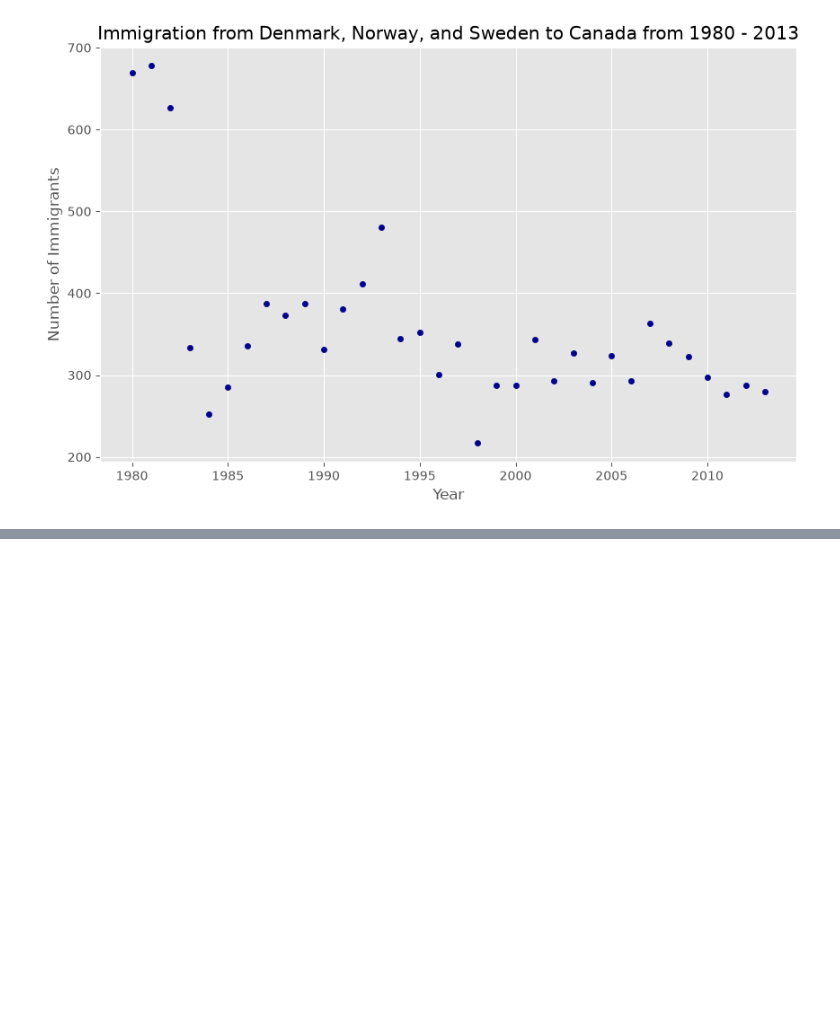
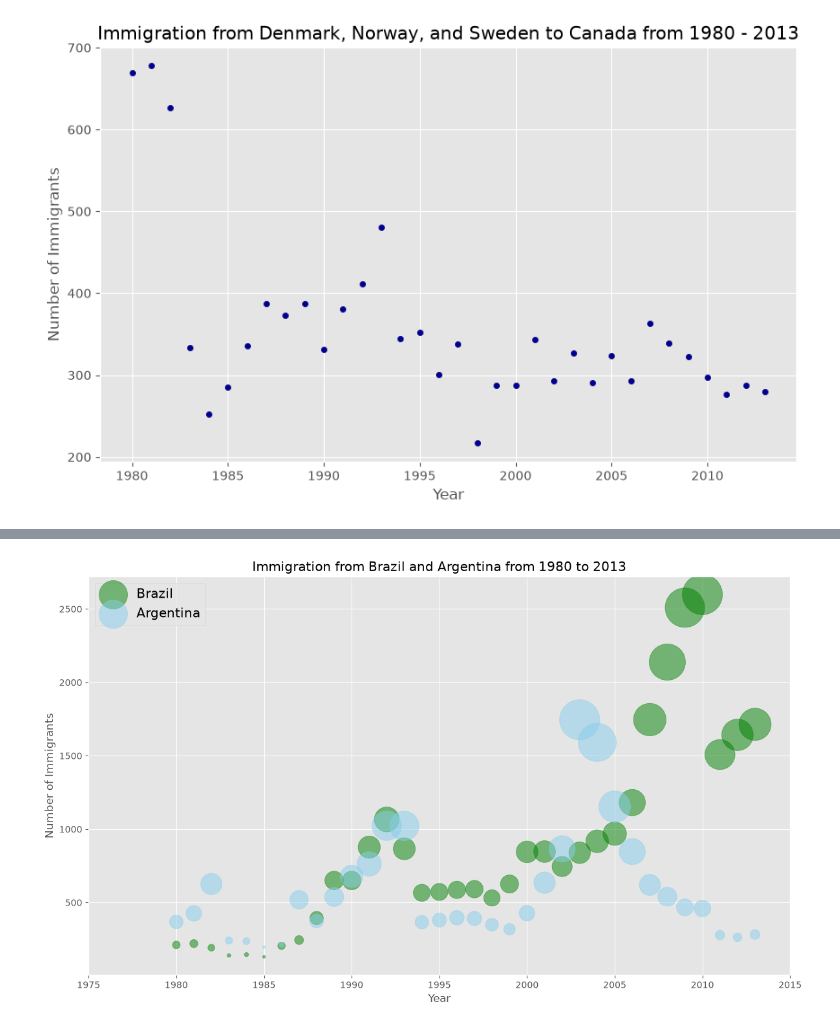
Before and after one commit to jagadhita28/ibm-data-visualization-python, a Jupyter notebook: module-2-basic-specialized-tools/notebooks/03_specialized_visualization_tools.ipynb, the cells around one changed output, grey strips where cells are left out. Cells and saved outputs as stored; diff of their text form; code cells hidden in the pictures; blank space fills up the shorter version.

Commit message:
Add module 2: creating bubble plots from immigration of 2 country

```diff
--- a/module-2-basic-specialized-tools/notebooks/03_specialized_visualization_tools.ipynb
+++ b/module-2-basic-specialized-tools/notebooks/03_specialized_visualization_tools.ipynb
@@ -697,0 +724,9 @@ plt.show()
+# %%
+# Mari kita beri label pada indeks. Ini akan otomatis menjadi nama kolom saat kita mengatur ulang indeks.
+df_canada_t.index.name = "Year"
+# %%
+# Atur ulang indeks untuk menampilkan Tahun sebagai kolom.
+df_canada_t.reset_index(inplace=True)
+
+# Lihat perubahannya
+df_canada_t.head()
@@ -697,0 +749,10 @@ plt.show()
+# %%
+# menormalisasi data negara Brasil
+norm_brazil = (df_canada_t["Brazil"] - df_canada_t["Brazil"].min()) / (
+    df_canada_t["Brazil"].max() - df_canada_t["Brazil"].min()
+)
+# %%
+# menormalisasi data negara Argentina
+norm_argen = (df_canada_t["Argentina"] - df_canada_t["Argentina"].min()) / (
+    df_canada_t["Argentina"].max() - df_canada_t["Argentina"].min()
+)
@@ -697,0 +766,36 @@ plt.show()
+# %%
+# Plot Brazil
+ax0 = df_canada_t.plot(
+    kind="scatter",
+    x="Year",
+    y="Brazil",
+    figsize=(14, 8),
+    alpha=0.5,  # transparancy
+    color="green",
+    s=norm_brazil * 2000 + 10,  # pass in weights
+    xlim=(1975, 2015),
+)
+
+# Plot Argentina
+ax1 = df_canada_t.plot(
+    kind="scatter",
+    x="Year",
+    y="Argentina",
+    alpha=0.5,
+    color="skyblue",
+    s=norm_argen * 2000 + 10,
+    ax=ax0,
+)
+
+ax0.set_ylabel("Number of Immigrants")
+ax0.set_title("Immigration from Brazil and Argentina from 1980 to 2013")
+ax0.legend(["Brazil", "Argentina"], loc="upper left", fontsize="x-large")
+
+plt.savefig(
+    "../outputs/bubble_plots_immigrant_brazil_argentina.png",
+    dpi=200,
+    bbox_inches="tight",
+)
+plt.show()
+# %% [output]
+[figure, added]
```
Also changed, not shown: parts of 21 cells of this notebook, 2 other files.
